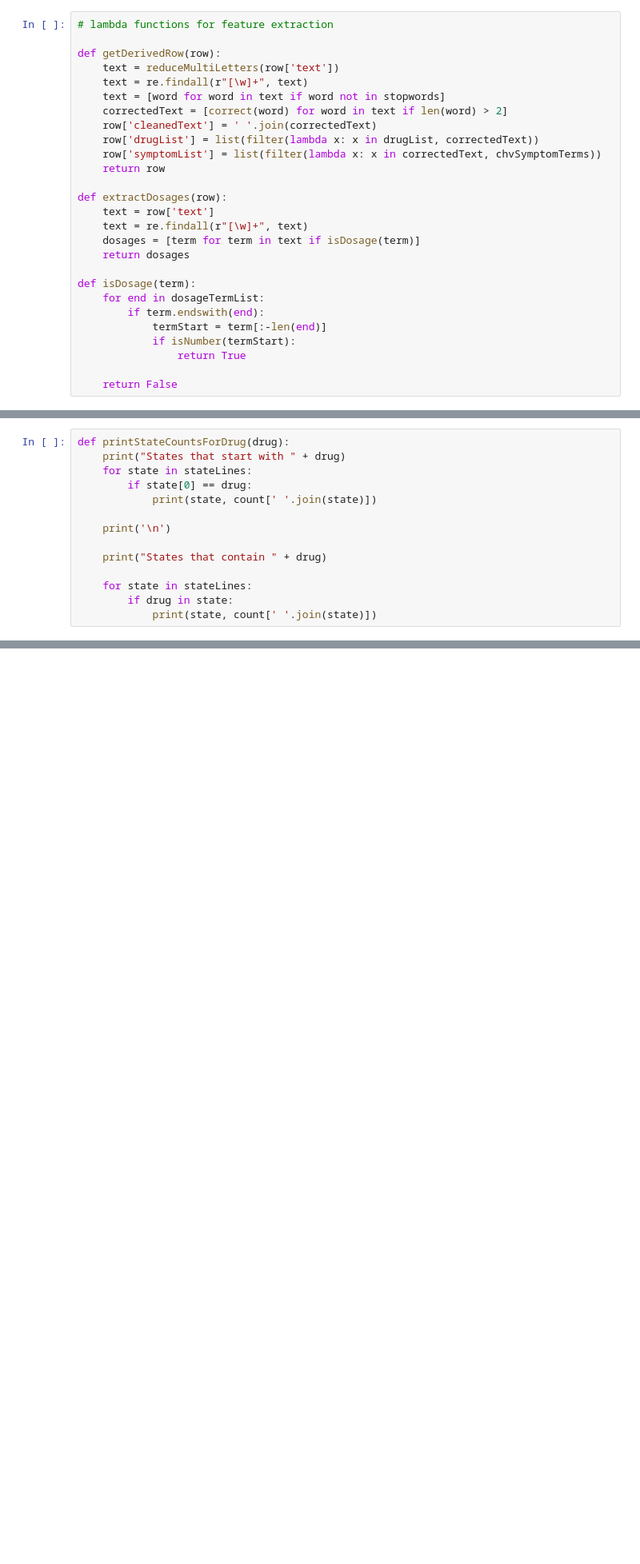
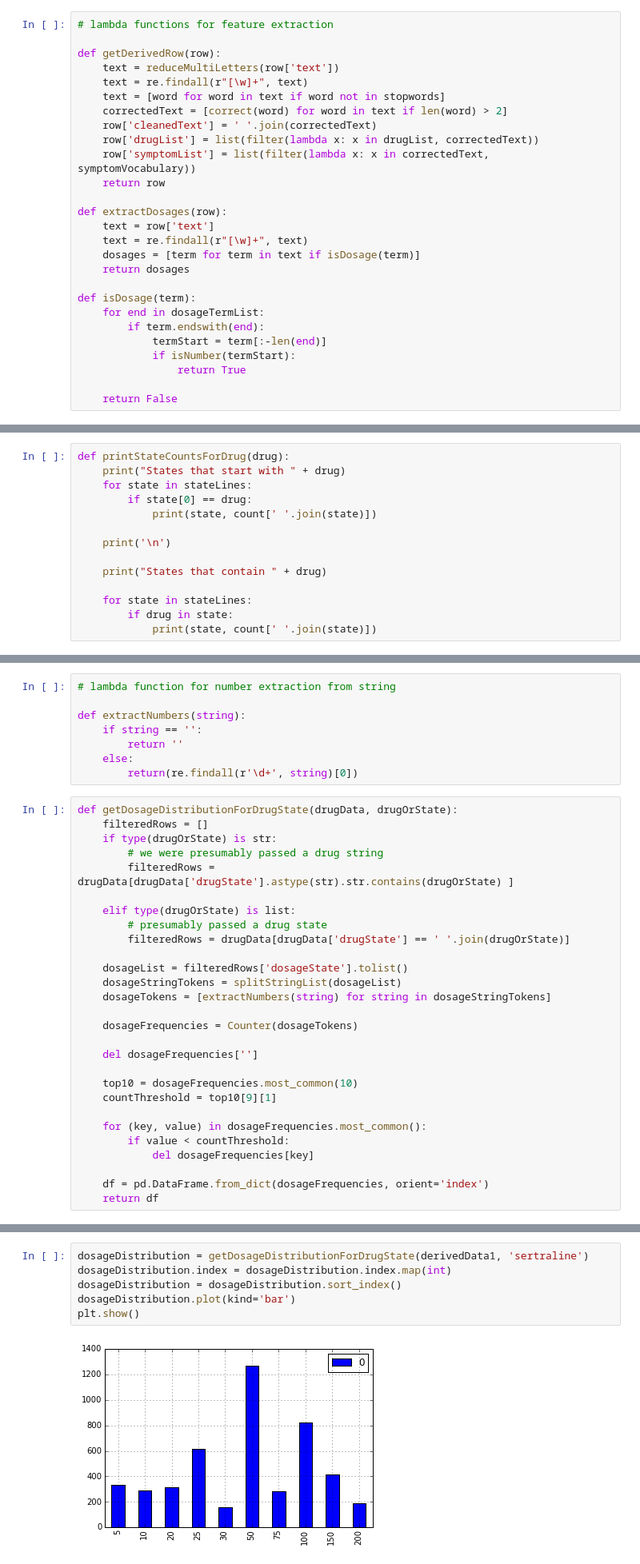
Before and after one commit to jesseyuanchen/depression-forum-research, a Jupyter notebook: Depression Forum Data Exploration.ipynb, the cells around one changed output, grey strips where cells are left out. Shown at 80% size. Drawn from its saved outputs; the diff is of its cells as text; blank space fills up the shorter version.

```diff
--- a/Depression Forum Data Exploration.ipynb
+++ b/Depression Forum Data Exploration.ipynb
@@ -243,7 +254,7 @@ def getDerivedRow(row):
     correctedText = [correct(word) for word in text if len(word) > 2]
     row['cleanedText'] = ' '.join(correctedText)
     row['drugList'] = list(filter(lambda x: x in drugList, correctedText))
-    row['symptomList'] = list(filter(lambda x: x in correctedText, chvSymptomTerms))
+    row['symptomList'] = list(filter(lambda x: x in correctedText, symptomVocabulary))
     return row
 
 def extractDosages(row):
@@ -539,0 +583,36 @@ with open('allStates.txt', 'w') as f:
+# %%
+# lambda function for number extraction from string
+
+def extractNumbers(string):
+    if string == '':
+        return ''
+    else:
+        return(re.findall(r'\d+', string)[0])
+# %%
+def getDosageDistributionForDrugState(drugData, drugOrState):
+    filteredRows = []
+    if type(drugOrState) is str:
+        # we were presumably passed a drug string
+        filteredRows = drugData[drugData['drugState'].astype(str).str.contains(drugOrState) ]
+
+    elif type(drugOrState) is list:
+        # presumably passed a drug state
+        filteredRows = drugData[drugData['drugState'] == ' '.join(drugOrState)]
+
+    dosageList = filteredRows['dosageState'].tolist()
+    dosageStringTokens = splitStringList(dosageList)
+    dosageTokens = [extractNumbers(string) for string in dosageStringTokens]
+
+    dosageFrequencies = Counter(dosageTokens)
+
+    del dosageFrequencies['']
+
+    top10 = dosageFrequencies.most_common(10)
+    countThreshold = top10[9][1]
+
+    for (key, value) in dosageFrequencies.most_common():
+        if value < countThreshold:
+            del dosageFrequencies[key]
+
+    df = pd.DataFrame.from_dict(dosageFrequencies, orient='index')
+    return df
@@ -543,0 +710,8 @@ cachedDrugSynonyms['sertraline']
+# %%
+dosageDistribution = getDosageDistributionForDrugState(derivedData1, 'sertraline')
+dosageDistribution.index = dosageDistribution.index.map(int)
+dosageDistribution = dosageDistribution.sort_index()
+dosageDistribution.plot(kind='bar')
+plt.show()
+# %% [output]
+[figure, added]
```
Also changed, not shown: parts of 27 cells of this notebook, 23 other files.
